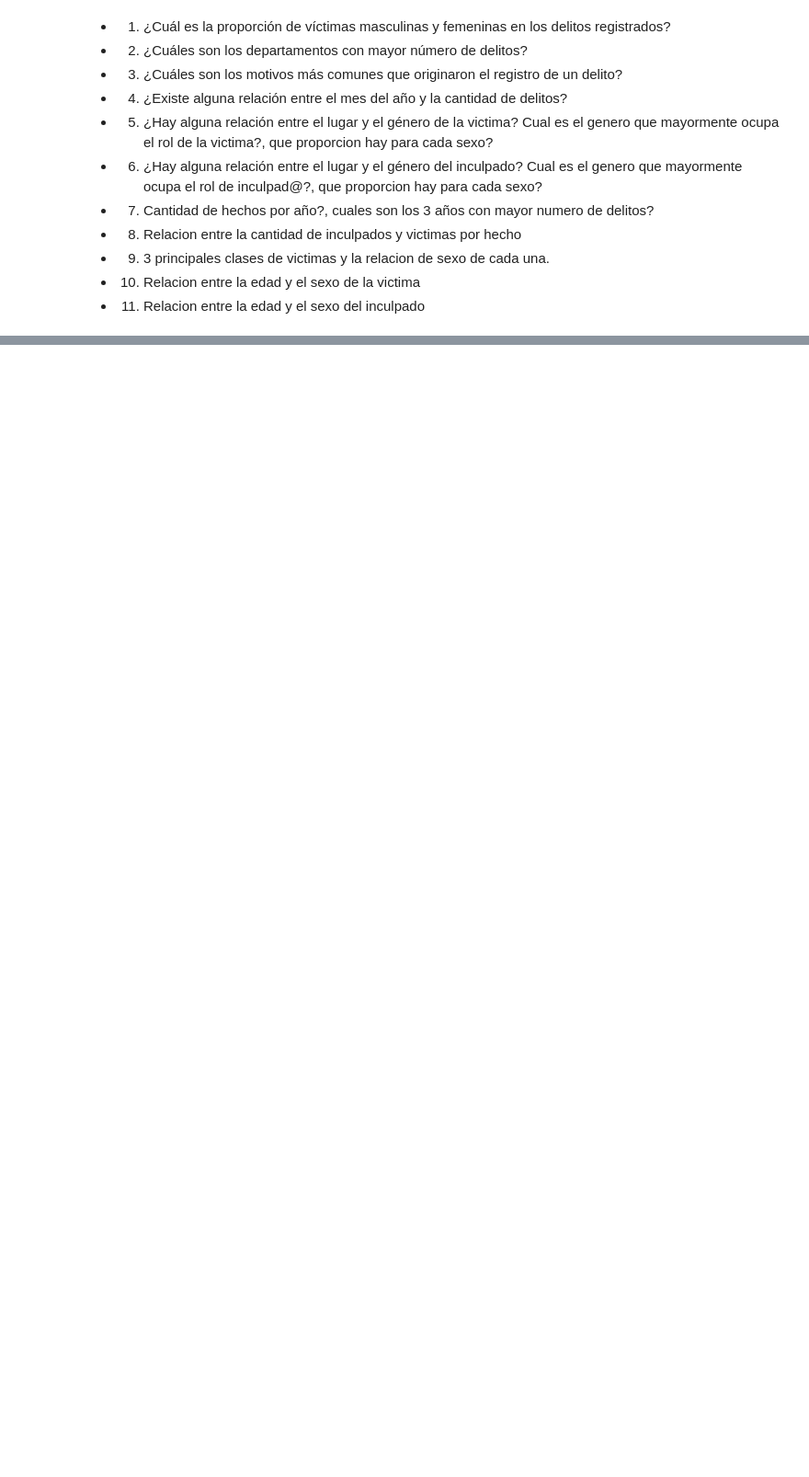
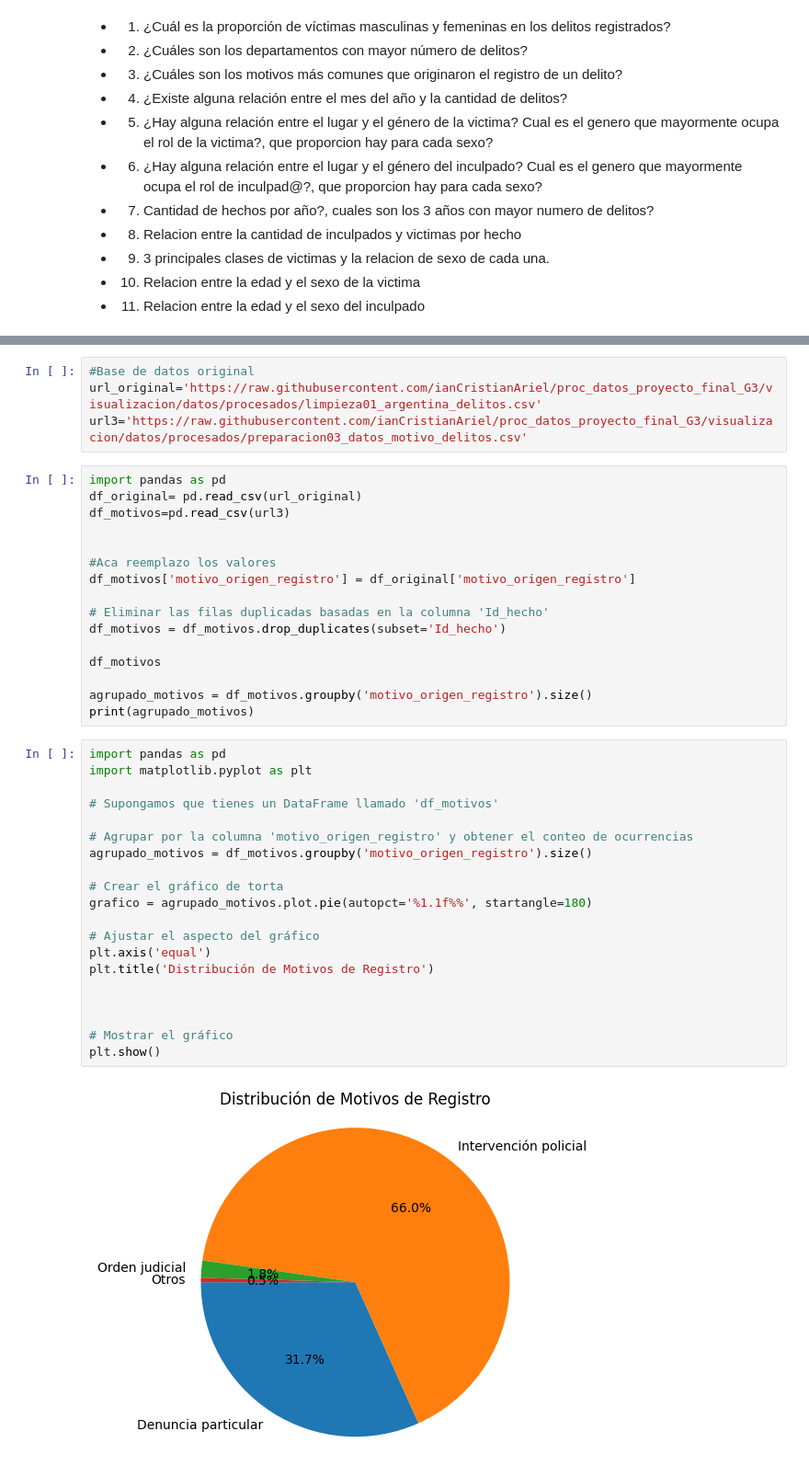
Before and after one commit to ianCristianAriel/2017--2021-argentina-analisis-delitos-registrados, a Jupyter notebook: notebooks/limpios/4_visualizaciones_respuestas.ipynb, the cells around one changed output, grey strips where cells are left out. Shown at 92% size. Cells and saved outputs as stored; diff of their text form; blank space fills up the shorter version.

```diff
--- a/notebooks/limpios/4_visualizaciones_respuestas.ipynb
+++ b/notebooks/limpios/4_visualizaciones_respuestas.ipynb
@@ -12,0 +92,42 @@
+# %%
+#Base de datos original
+url_original='https://raw.githubusercontent.com/ianCristianAriel/proc_datos_proyecto_final_G3/visualizacion/datos/procesados/limpieza01_argentina_delitos.csv'
+url3='https://raw.githubusercontent.com/ianCristianAriel/proc_datos_proyecto_final_G3/visualizacion/datos/procesados/preparacion03_datos_motivo_delitos.csv'
+# %%
+import pandas as pd
+df_original= pd.read_csv(url_original)
+df_motivos=pd.read_csv(url3)
+
+
+#Aca reemplazo los valores
+df_motivos['motivo_origen_registro'] = df_original['motivo_origen_registro']
+
+# Eliminar las filas duplicadas basadas en la columna 'Id_hecho'
+df_motivos = df_motivos.drop_duplicates(subset='Id_hecho')
+
+df_motivos
+
+agrupado_motivos = df_motivos.groupby('motivo_origen_registro').size()
+print(agrupado_motivos)
+# %%
+import pandas as pd
+import matplotlib.pyplot as plt
+
+# Supongamos que tienes un DataFrame llamado 'df_motivos'
+
+# Agrupar por la columna 'motivo_origen_registro' y obtener el conteo de ocurrencias
+agrupado_motivos = df_motivos.groupby('motivo_origen_registro').size()
+
+# Crear el gráfico de torta
+grafico = agrupado_motivos.plot.pie(autopct='%1.1f%%', startangle=180)
+
+# Ajustar el aspecto del gráfico
+plt.axis('equal')
+plt.title('Distribución de Motivos de Registro')
+
+
+
+# Mostrar el gráfico
+plt.show()
+# %% [output]
+[figure, added]
```
Also changed, not shown: parts of 9 cells of this notebook, 1 other file.
